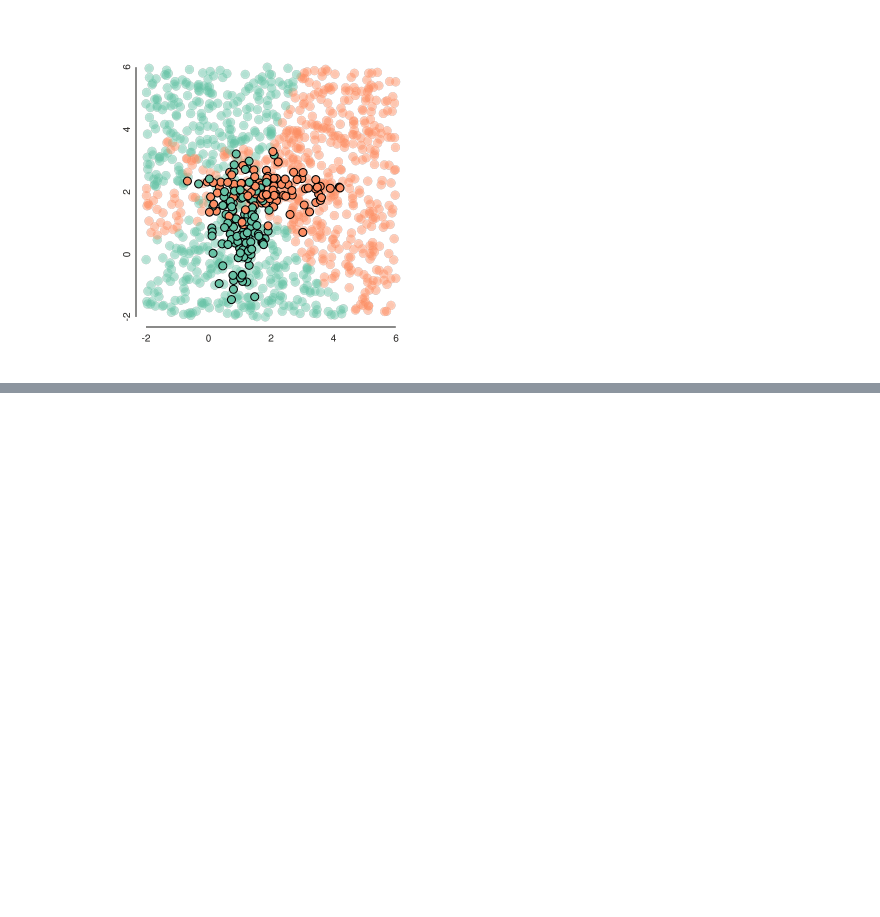
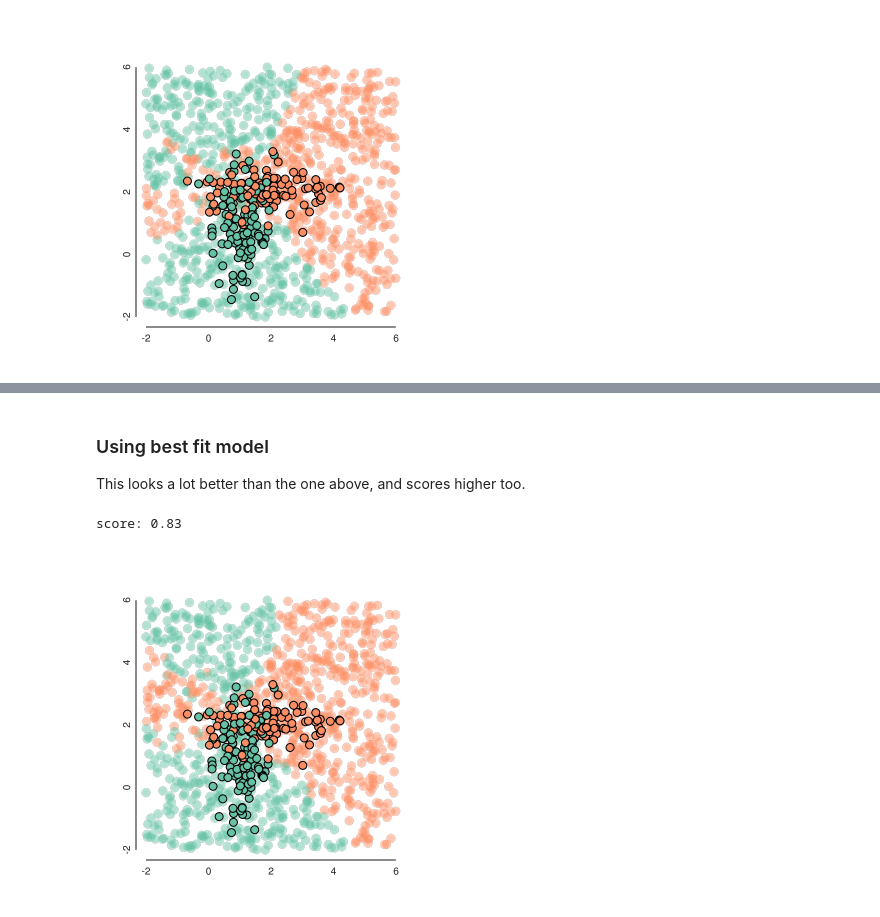
Before and after one commit to programming-for-bio/9-python-analysis1, a Jupyter notebook: notebooks/nb-9.2-KNN-classifier.ipynb, the cells around one changed output, grey strips where cells are left out. Drawn from its saved outputs; the diff is of its cells as text; code cells hidden in the pictures; blank space fills up the shorter version.

```diff
--- a/notebooks/nb-9.2-KNN-classifier.ipynb
+++ b/notebooks/nb-9.2-KNN-classifier.ipynb
@@ -109,0 +127,30 @@ a.scatterplot(
+# %% [markdown]
+### Using best fit model
+This looks a lot better than the one above, and scores higher too.
+# %%
+# train the new model on the best cross-val hyperparameter
+knn = KNeighborsClassifier(n_neighbors=cvs.argmax())
+knn.fit(Xtrain, ytrain)
+yfit = knn.predict(Xtest)
+print("score:", np.mean(yfit == ytest))
+
+# plot predictions as background color
+c, a, m = toyplot.scatterplot(
+    newdata[:, 0],
+    newdata[:, 1],
+    color=[toyplot.color.Palette()[i] for i in knn.predict(newdata)],
+    size=8,
+    opacity=0.5,
+    width=350,
+    height=350,
+);
+
+# plot test data (not used in training) and show prediction
+a.scatterplot(
+    Xtest[:, 0], Xtest[:, 1], size=8,
+    mstyle={"stroke": 'black'},
+    color=[toyplot.color.Palette()[i] for i in ytest],
+);
+# %% [output]
+score: 0.83
+[figure, added]
```
Also changed, not shown: parts of 4 cells of this notebook.
